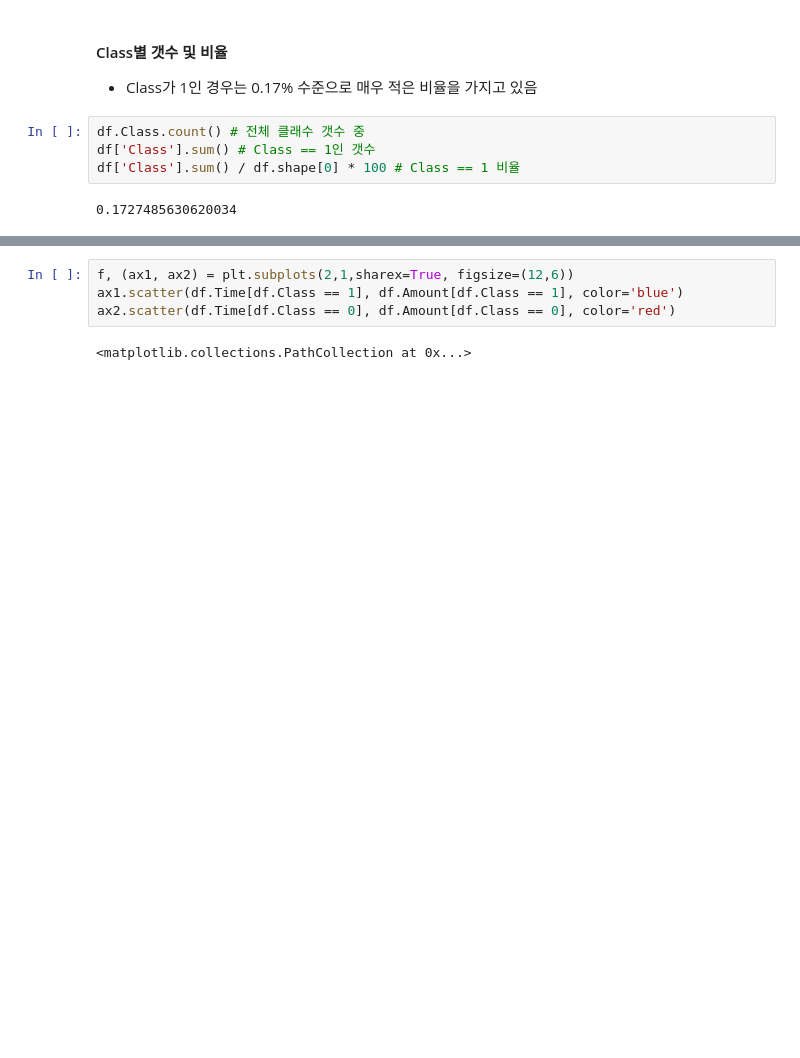
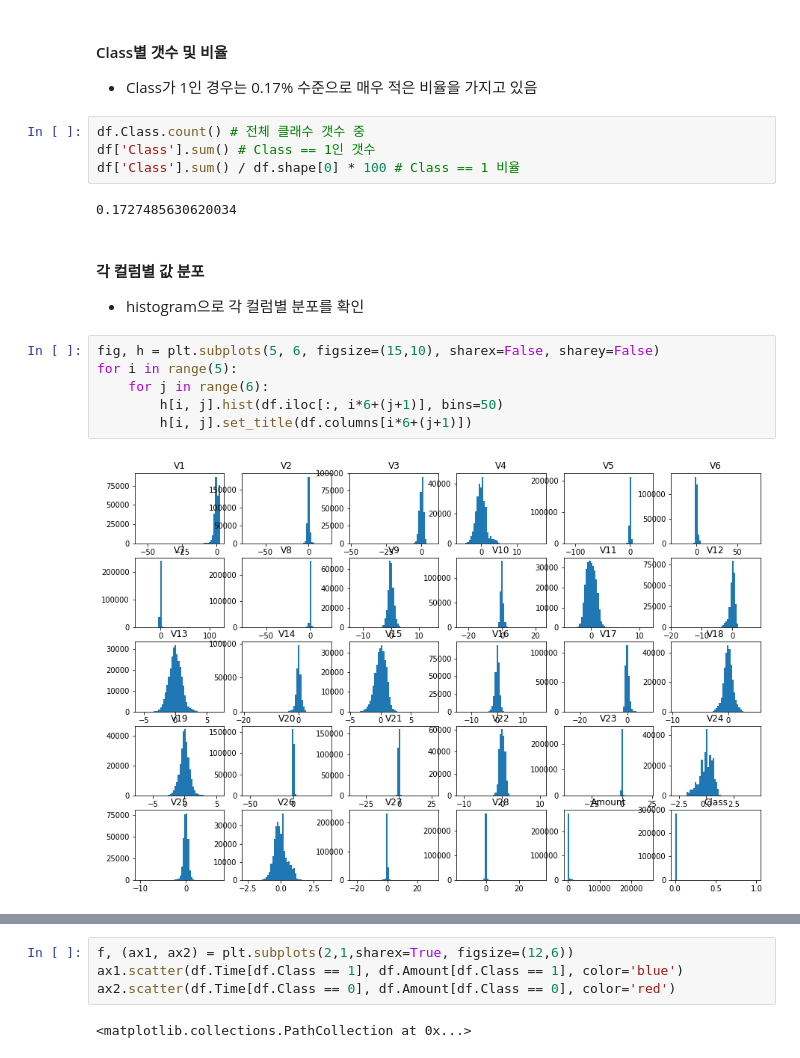
Before and after one commit to sangqkim/DS2, a Jupyter notebook: Python II/HW2/김상규/team_04_hw2_32_A.ipynb, the cells around one changed output, grey strips where cells are left out. Saved outputs shown, nothing was run; the diff lists cells and outputs as text; blank space fills up the shorter version.

```diff
--- a/Python II/HW2/김상규/team_04_hw2_32_A.ipynb
+++ b/Python II/HW2/김상규/team_04_hw2_32_A.ipynb
@@ -95,3 +96,14 @@ df['Class'].sum() # Class == 1인 갯수
 df['Class'].sum() / df.shape[0] * 100 # Class == 1 비율
 # %% [output]
 0.1727485630620034
+# %% [markdown]
+#### 각 컬럼별 값 분포
+- histogram으로 각 컬럼별 분포를 확인
+# %%
+fig, h = plt.subplots(5, 6, figsize=(15,10), sharex=False, sharey=False)
+for i in range(5):
+    for j in range(6):
+        h[i, j].hist(df.iloc[:, i*6+(j+1)], bins=50)
+        h[i, j].set_title(df.columns[i*6+(j+1)])
+# %% [output]
+[figure, added]
```
Also changed, not shown: parts of 12 cells of this notebook, 1 other file.
